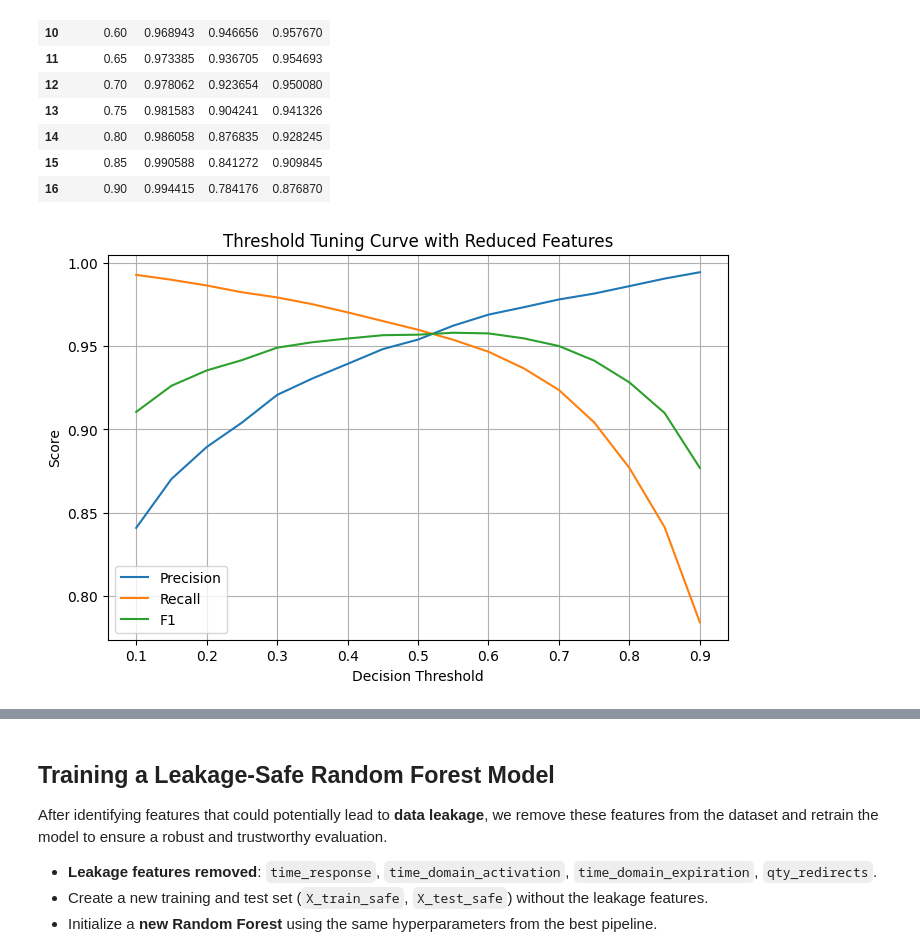
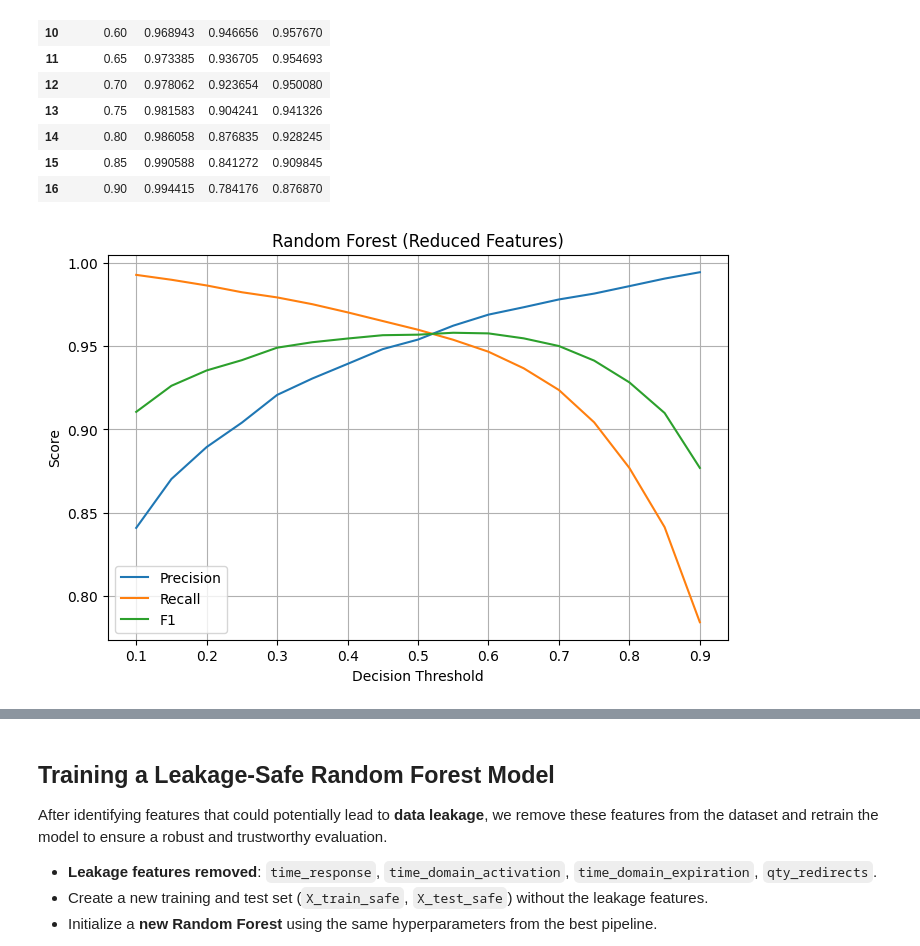
Before and after one commit to Shadowress/Phishing-Detection-ML, a Jupyter notebook: notebooks/03_model_finetuning.ipynb, the cells around one changed output, grey strips where cells are left out. Cells and saved outputs as stored; diff of their text form; code cells hidden in the pictures.

```diff
--- a/notebooks/02_model_evaluation.ipynb
+++ b/notebooks/03_model_finetuning.ipynb
@@ -51,7 +54,7 @@ Also, load the **held-out train and test set** that was saved previously to ensu
 
 These will be used for all subsequent evaluation steps, including basic metrics, threshold tuning, and feature importance analysis.
 # %%
-rf_search = load("../models/rf_random_search.joblib")
+rf_search = load("../models/search/random_forest_random_search.joblib")
 
 X_train = pd.read_csv("../data/processed/X_train.csv")
 y_train = pd.read_csv("../data/processed/y_train.csv").squeeze()
@@ -302,7 +272,7 @@ def evaluate_thresholds(y_proba):
 
     return pd.DataFrame(threshold_results)
 
-def plot_threshold_tuning_curve(threshold_df, title="Threshold Tuning Curve"):
+def plot_threshold_tuning_curve(threshold_df, title="Threshold Tuning Curve", save=False, filename=""):
     plt.figure(figsize=(8, 5))
     plt.plot(threshold_df["threshold"], threshold_df["precision"], label="Precision")
     plt.plot(threshold_df["threshold"], threshold_df["recall"], label="Recall")
@@ -312,7 +282,12 @@ def plot_threshold_tuning_curve(threshold_df, title="Threshold Tuning Curve"):
     plt.title(title)
     plt.legend()
     plt.grid(True)
+
+    if save and filename != "":
+        plt.savefig(os.path.join("../figures/threshold_tuning_curves", f"{filename}_threshold_tuning_curve.png"), dpi=300, bbox_inches="tight")
+
     plt.show()
+    plt.close()
 # %%
 threshold_df = evaluate_thresholds(y_proba)
 threshold_df
@@ -552,6 +531,6 @@ threshold_reduced_df
 | 15 | 0.85 | 0.990588 | 0.841272 | 0.909845 |
 | 16 | 0.90 | 0.994415 | 0.784176 | 0.876870 |
 # %%
-plot_threshold_tuning_curve(threshold_reduced_df, "Threshold Tuning Curve with Reduced Features")
+plot_threshold_tuning_curve(threshold_reduced_df, title="Random Forest (Reduced Features)", filename="random_forest_reduced")
 # %% [output]
-[figure, old version]
+[figure, new version]
```
Also changed, not shown: parts of 55 cells of this notebook, 2 other files.
